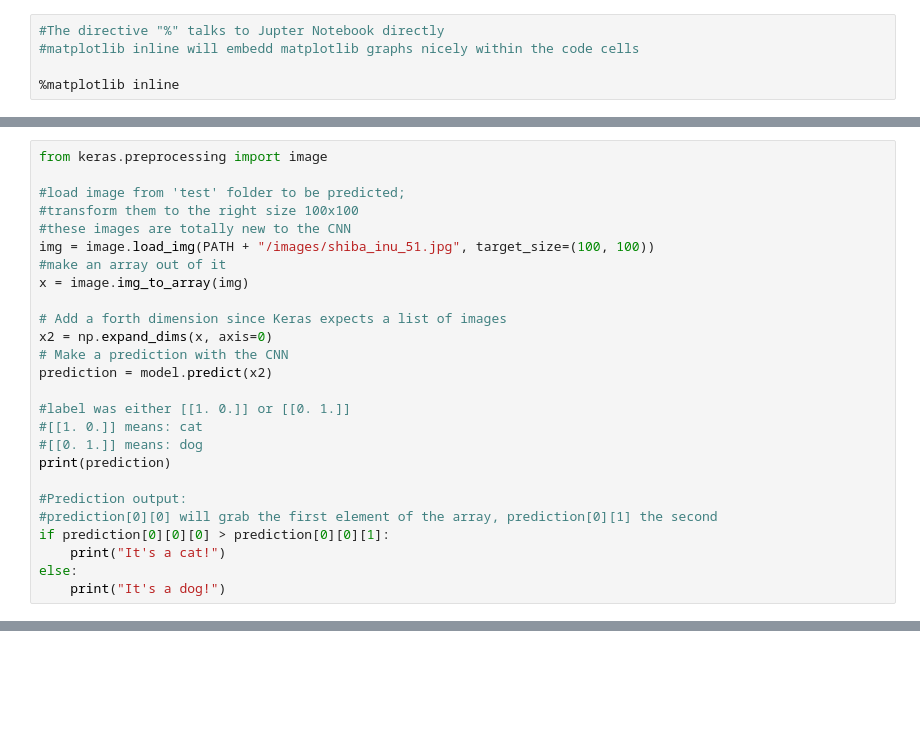
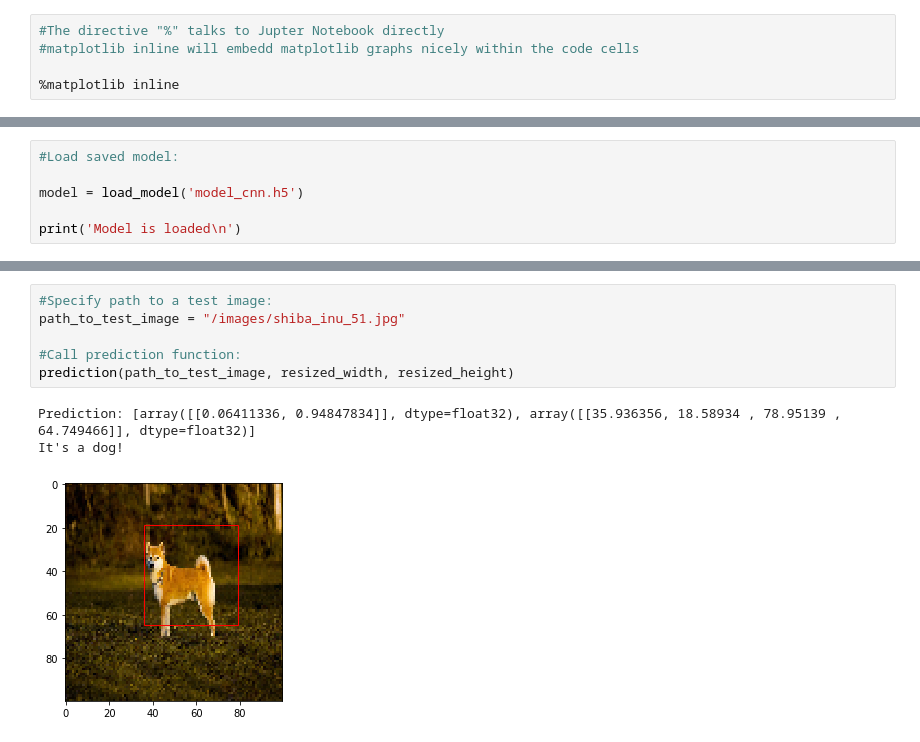
Before and after one commit to MJimitater/Object-Detection, a Jupyter notebook: Dogs_vs_Cats_Localization_functional.ipynb, the cells around one changed output, grey strips where cells are left out. Saved outputs shown, nothing was run; the diff lists cells and outputs as text; blank space fills up the shorter version.

Commit message:
changed simple code to one with function calls

```diff
--- a/Dogs_vs_Cats_Localization_functional.ipynb
+++ b/Dogs_vs_Cats_Localization_functional.ipynb
@@ -349,26 +5,0 @@ model = load_model('model.h5')
-# %%
-from keras.preprocessing import image
-
-#load image from 'test' folder to be predicted;
-#transform them to the right size 100x100
-#these images are totally new to the CNN
-img = image.load_img(PATH + "/images/shiba_inu_51.jpg", target_size=(100, 100))
-#make an array out of it
-x = image.img_to_array(img)
-
-# Add a forth dimension since Keras expects a list of images
-x2 = np.expand_dims(x, axis=0)
-# Make a prediction with the CNN
-prediction = model.predict(x2)
-
-#label was either [[1. 0.]] or [[0. 1.]]
-#[[1. 0.]] means: cat
-#[[0. 1.]] means: dog
-print(prediction)
-
-#Prediction output:
-#prediction[0][0] will grab the first element of the array, prediction[0][1] the second
-if prediction[0][0][0] > prediction[0][0][1]:
-    print("It's a cat!")
-else:
-    print("It's a dog!")
@@ -407,0 +409,6 @@ ax.add_patch(rect)
+# %%
+#Load saved model:
+
+model = load_model('model_cnn.h5')
+
+print('Model is loaded\n')
@@ -407,0 +470,10 @@ ax.add_patch(rect)
+# %%
+#Specify path to a test image:
+path_to_test_image = "/images/shiba_inu_51.jpg"
+
+#Call prediction function:
+prediction(path_to_test_image, resized_width, resized_height)
+# %% [output]
+Prediction: [array([[0.06411336, 0.94847834]], dtype=float32), array([[35.936356, 18.58934 , 78.95139 , 64.749466]], dtype=float32)]
+It's a dog!
+[figure, added]
```
Also changed, not shown: parts of 39 cells of this notebook.
